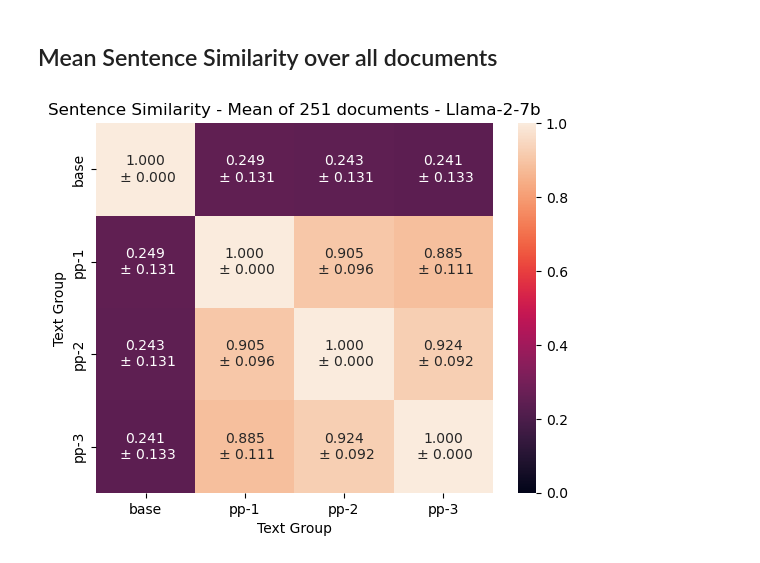
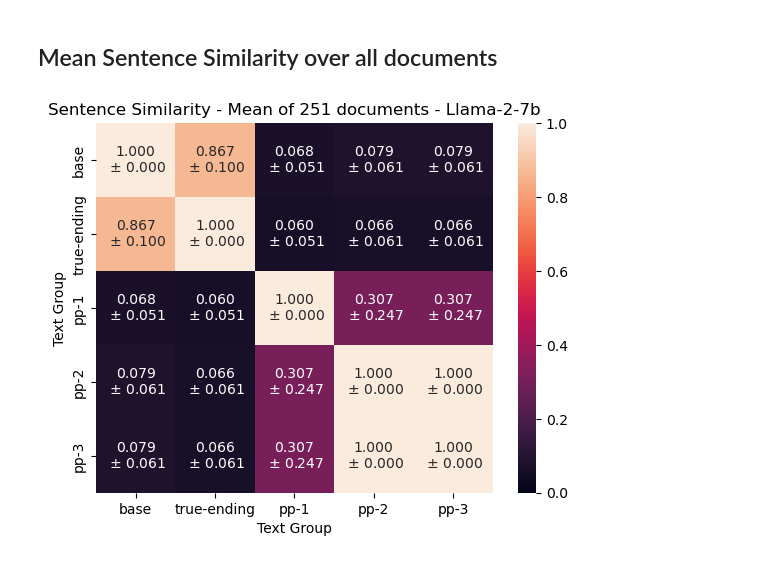
Before and after one commit to SamSJackson/Level4-Proj, a Jupyter notebook: data/notebooks/sentence_similarity.ipynb, the cells around one changed output. Drawn from its saved outputs; the diff is of its cells as text; code cells hidden in the pictures.

```diff
--- a/data/notebooks/sentence_similarity.ipynb
+++ b/data/notebooks/sentence_similarity.ipynb
@@ -20,7 +21,7 @@ def generate_similarity_matrix(df, model, row=None):
     return id, cosine_scores
 # %%
 def plot_image(cosine_scores, save=False, save_location=None):
-    labels = ["base", "pp-1", "pp-2", "pp-3"]
+    labels = ["base", "true-ending", "pp-1", "pp-2", "pp-3"]
 
     ax = sns.heatmap(cosine_scores, annot=True, fmt='.3f', xticklabels=labels, yticklabels=labels, vmin=0, vmax=1)
     ax.set_ylabel("Text Group")
@@ -54,5 +36,5 @@ def plot_image2(cosine_scores, save=False, save_location = None):
 # %%
-model = SentenceTransformer("all-MiniLM-L6-v2")
+model = SentenceTransformer("sentence-transformers/all-mpnet-base-v2")
 # %% [markdown]
 ## 10 Sample Sentence Similarity Matrices
 # %%
@@ -60,5 +42,5 @@ base_path = "../results/images/sentence_similarity/llama-2-7b-december/"
 for i in range(10):
     id, cosine_scores = generate_similarity_matrix(df, model)
     save_location = base_path + f"article_{id}.png"
-    plot_image(cosine_scores, save=False, save_location=save_location)
+    plot_image(cosine_scores, save=True, save_location=save_location)
 # %% [output]
@@ -75,7 +57,7 @@ for i in range(10):
 # %% [markdown]
 ## Mean Sentence Similarity over all documents
 # %%
-no_sentences = 4
+no_sentences = 5
 all_cosine_scores = np.zeros(shape=(df.shape[0], no_sentences, no_sentences))
 for i in range(df.shape[0]):
     _, cosine_score = generate_similarity_matrix(df, model, row=i)
@@ -84,17 +66,17 @@ mu = np.mean(all_cosine_scores, axis=0)
 sigma = np.std(all_cosine_scores, axis=0)
 # %%
 annotation = np.empty(shape=mu.shape, dtype='object')
-labels = ["base", "pp-1", "pp-2", "pp-3"]
+labels = ["base", "true-ending", "pp-1", "pp-2", "pp-3"]
 for (i, j), val in np.ndenumerate(sigma):
     mu_value = mu[i][j]
     annotation[i][j] = f"{mu_value:0.3f}\n $\pm$ {val:.3f}"
 
 ax = sns.heatmap(mu, annot=annotation, fmt='', xticklabels=labels, yticklabels=labels, vmin=0, vmax=1)
 ax.set_ylabel("Text Group")
 ax.set_xlabel("Text Group")
 ax.set_title(f"Sentence Similarity - Mean of {df.shape[0]} documents - Llama-2-7b")
 
-plt.savefig(base_path+f"mean_{df.shape[0]}_documents.png")
+# plt.savefig(base_path+f"mean_{df.shape[0]}_documents.png")
 plt.show()
 # %% [output]
-[figure, old version]
+[figure, new version]
```
Also changed, not shown: parts of 4 cells of this notebook, 20 other files.
